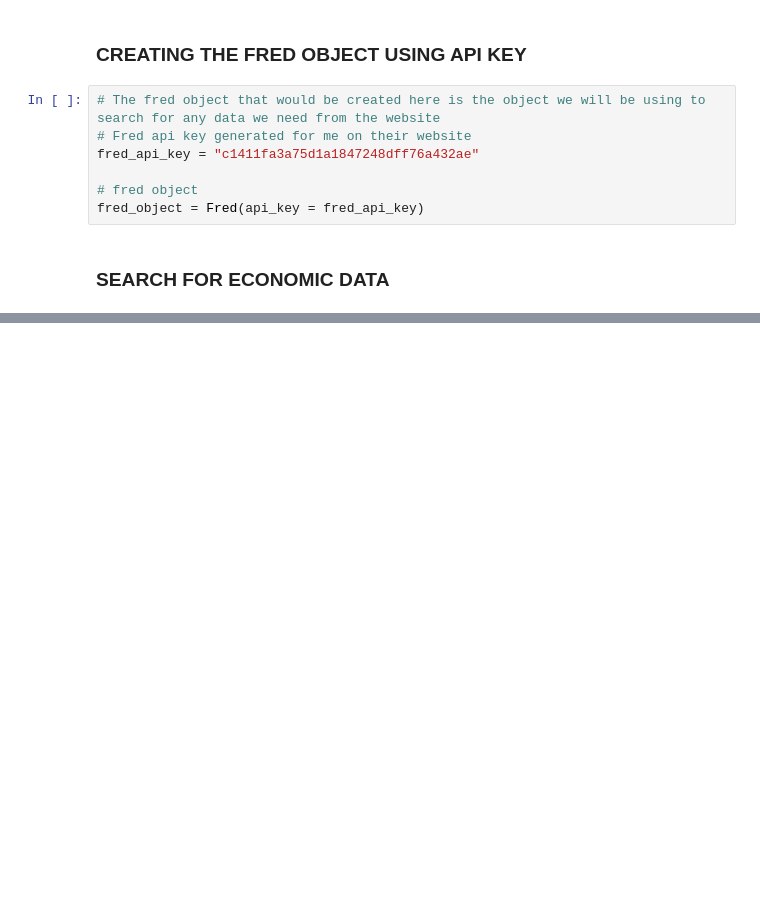
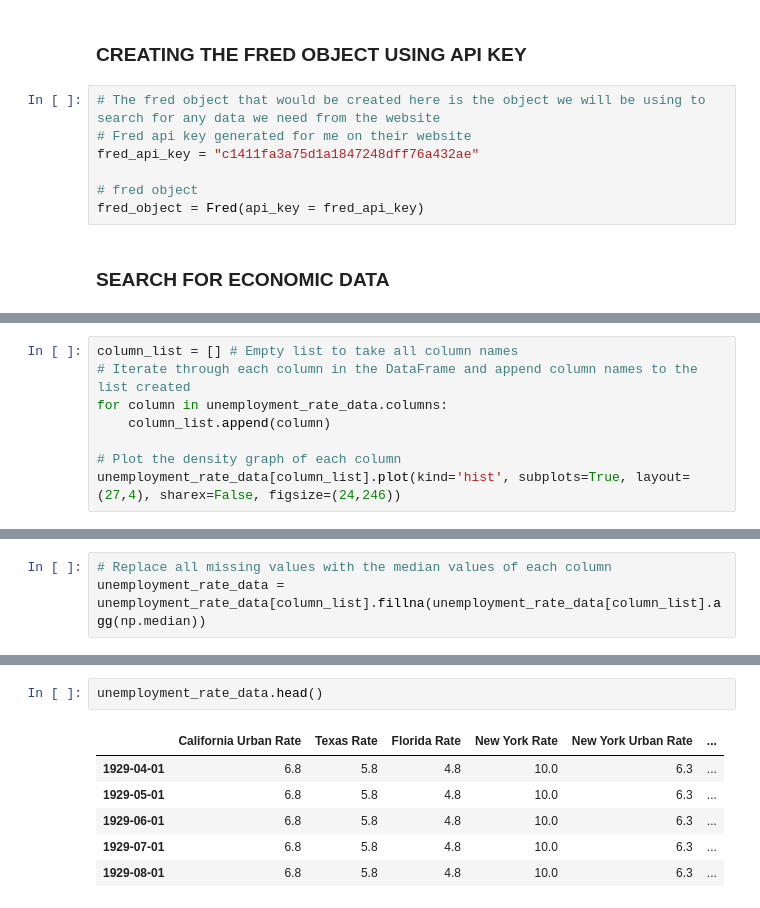
Before and after one commit to Sunday-Oladokun/FRED-Economic-Data--Webscraping-and-Analysis, a Jupyter notebook: Web Scraping Using Api Key Project.ipynb, the cells around one changed output, grey strips where cells are left out. Drawn from its saved outputs; the diff is of its cells as text; blank space fills up the shorter version.

```diff
--- a/Web Scraping Using Api Key Project.ipynb
+++ b/Web Scraping Using Api Key Project.ipynb
@@ -124,0 +348,8 @@ for id in unemployment_df3.index:
+# %%
+column_list = [] # Empty list to take all column names
+# Iterate through each column in the DataFrame and append column names to the list created
+for column in unemployment_rate_data.columns:
+    column_list.append(column)
+
+# Plot the density graph of each column
+unemployment_rate_data[column_list].plot(kind='hist', subplots=True, layout=(27,4), sharex=False, figsize=(24,246))
@@ -124,0 +379,3 @@ for id in unemployment_df3.index:
+# %%
+# Replace all missing values with the median values of each column
+unemployment_rate_data = unemployment_rate_data[column_list].fillna(unemployment_rate_data[column_list].agg(np.median))
@@ -124,0 +400,9 @@ for id in unemployment_df3.index:
+# %%
+unemployment_rate_data.head()
+# %% [output]
+|  | California Urban Rate | Texas Rate | Florida Rate | New York Rate | New York Urban Rate | ... |
+| 1929-04-01 | 6.8 | 5.8 | 4.8 | 10.0 | 6.3 | ... |
+| 1929-05-01 | 6.8 | 5.8 | 4.8 | 10.0 | 6.3 | ... |
+| 1929-06-01 | 6.8 | 5.8 | 4.8 | 10.0 | 6.3 | ... |
+| 1929-07-01 | 6.8 | 5.8 | 4.8 | 10.0 | 6.3 | ... |
+| 1929-08-01 | 6.8 | 5.8 | 4.8 | 10.0 | 6.3 | ... |
```
Also changed, not shown: parts of 31 cells of this notebook.
